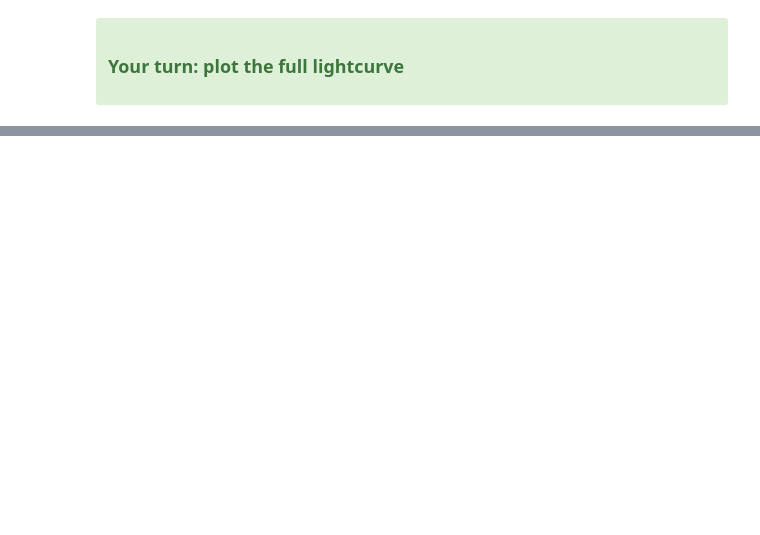
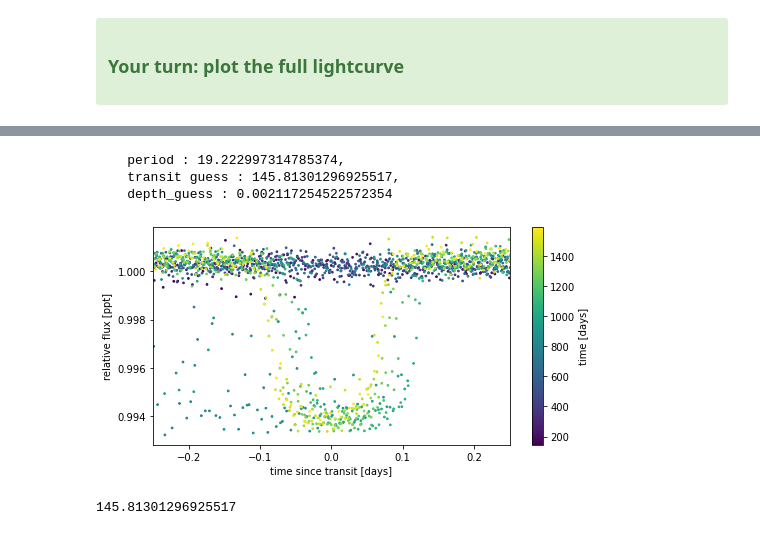
Before and after one commit to cm2435/university_computing_y3, a Jupyter notebook: ph30016_b/Chapter3_ExoLightCurves.ipynb, the cells around one changed output, grey strips where cells are left out. Saved outputs shown, nothing was run; the diff lists cells and outputs as text; code cells hidden in the pictures; blank space fills up the shorter version.

```diff
--- a/ph30016_b/Chapter3_ExoLightCurves.ipynb
+++ b/ph30016_b/Chapter3_ExoLightCurves.ipynb
@@ -249,0 +268,37 @@ flux, flux_err, time = sorted_flux[flux_value_mask], sorted_flux_err[flux_value_
+# %%
+print(f"""
+    period : {period_guess},
+    transit guess : {t0_guess},
+    depth_guess : {depth_guess}
+
+""")
+# %% [output]
+    period : 19.222997314785374,
+    transit guess : 145.81301296925517,
+    depth_guess : 0.002117254522572354
+# %%
+transit_mask = (
+    np.abs(
+        (time - t0_guess + 0.5 * period_guess) % period_guess - 0.5 * period_guess
+    )
+    < 0.3
+)
+x = np.ascontiguousarray(time[transit_mask])
+y = np.ascontiguousarray(flux[transit_mask])
+yerr = np.ascontiguousarray(flux_err[transit_mask])
+
+plt.figure(figsize=(8, 4))
+x_fold = (
+    x - t0_guess + 0.5 * period_guess
+) % period_guess - 0.5 * period_guess
+plt.scatter(x_fold, y, c=x, s=3)
+plt.xlabel("time since transit [days]")
+plt.ylabel("relative flux [ppt]")
+plt.colorbar(label="time [days]")
+_ = plt.xlim(-0.25, 0.25)
+# %% [output]
+[figure, added]
+# %%
+t0_guess
+# %% [output]
+145.81301296925517
```
Also changed, not shown: parts of 39 cells of this notebook, 5 other files.
